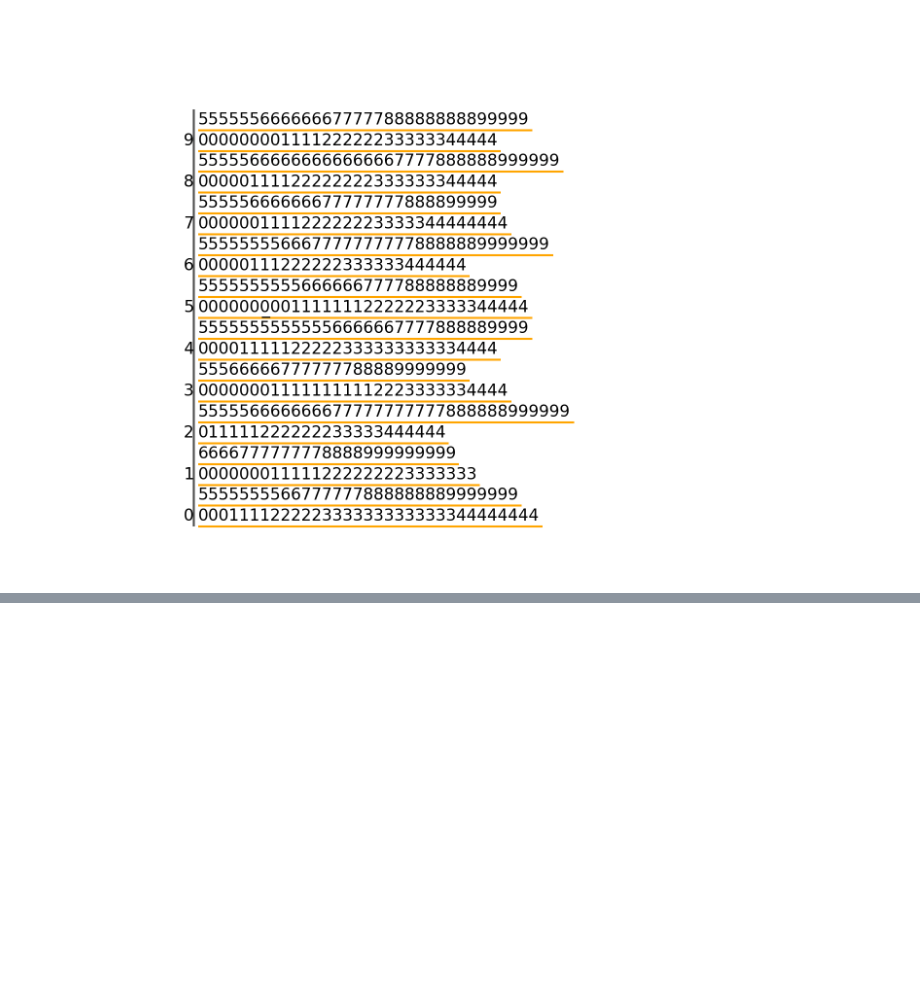
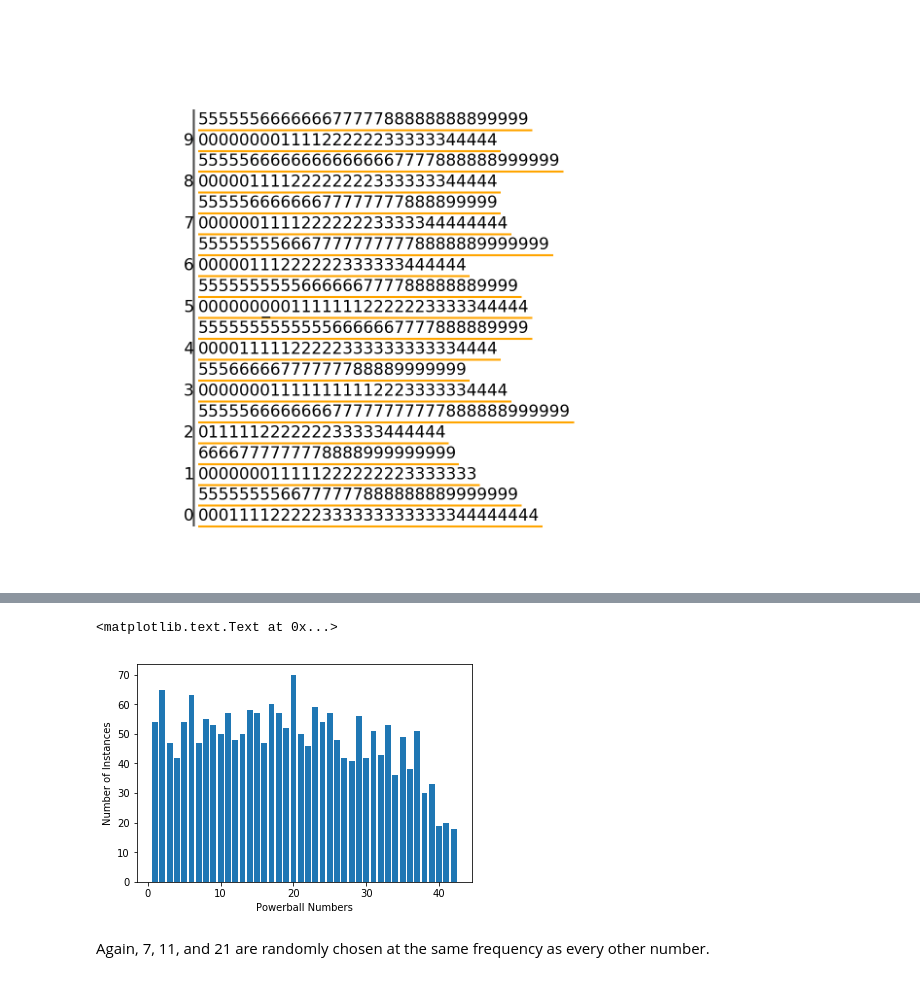
Before and after one commit to BIOF309/10-final-project-ksheard, a Jupyter notebook: 10-final-project-ksheard.ipynb, the cells around one changed output, grey strips where cells are left out. Drawn from its saved outputs; the diff is of its cells as text; code cells hidden in the pictures; blank space fills up the shorter version.

Commit message:
Added Kaggle Powerball dataset. Also continued working on the script.

```diff
--- a/10-final-project-ksheard.ipynb
+++ b/10-final-project-ksheard.ipynb
@@ -158,0 +147,5 @@ However, this is not true in reality. Human beings tend to choose numbers based
+# %%
+#source: https://www.kaggle.com/scotth64/powerball-numbers
+#this is dataset with the winning New York powerball numbers since 1997
+df = pd.read_csv('pb_winning_numbers_03-18-2017.csv', index_col=0)
+df.head()
@@ -158,0 +160,8 @@ However, this is not true in reality. Human beings tend to choose numbers based
+# %%
+#count the number of instances of each Powerball (PB) number
+#source: adapted from https://www.kaggle.com/scotth64/pbnotebook
+powerballs = df.groupby( ['PB']) #creates a subset of the powerball numbers from the dataframe
+print(powerballs.get_group(11)) #prints every draw date where 11 was the PB number
+
+powerballs = pd.DataFrame(powerballs.size().reset_index(name = "Number of Instances")) #creates a new pandas df from the PB group
+powerballs.head(21)
@@ -158,0 +203,14 @@ However, this is not true in reality. Human beings tend to choose numbers based
+# %%
+#create a numpy array from the pandas data frame to plot the data
+data = np.array(powerballs)
+data
+# %%
+x, y = data.T
+plt.bar(x,y)
+plt.xlabel("Powerball Numbers")
+plt.ylabel("Number of Instances")
+# %% [output]
+<matplotlib.text.Text at 0x...>
+[figure, added]
+# %% [markdown]
+Again, 7, 11, and 21 are randomly chosen at the same frequency as every other number.
```
Also changed, not shown: parts of 10 cells of this notebook, 11 other files.
